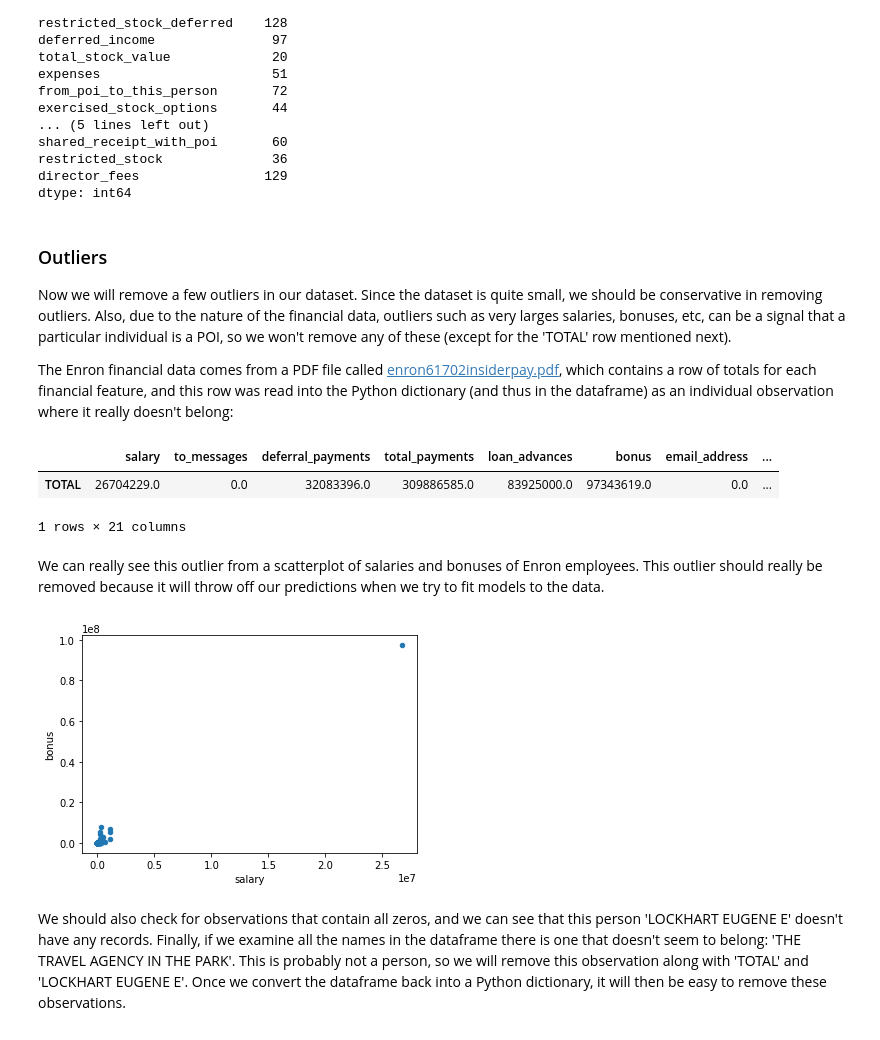
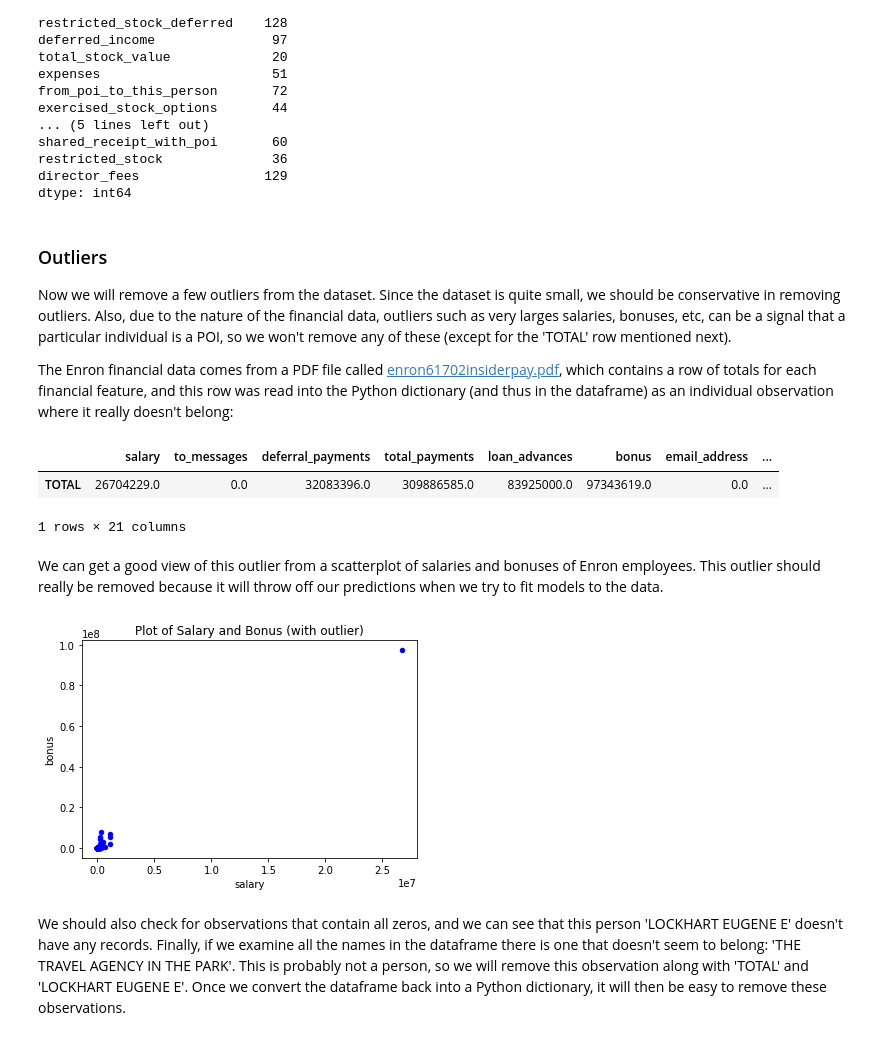
Before and after one commit to marty-vanhoof/Identifying_Fraud_from_Enron_Data, a Jupyter notebook: enron_report.ipynb, the cells around one changed output. Cells and saved outputs as stored; diff of their text form; code cells hidden in the pictures.

```diff
--- a/enron_report.ipynb
+++ b/enron_report.ipynb
@@ -87,7 +88,7 @@ dtype: int64
 # %% [markdown]
 ### Outliers
 
-Now we will remove a few outliers in our dataset.  Since the dataset is quite small, we should be conservative in removing outliers.  Also, due to the nature of the financial data, outliers such as very larges salaries, bonuses, etc, can be a signal that a particular individual is a POI, so we won't remove any of these (except for the 'TOTAL' row mentioned next).
+Now we will remove a few outliers from the dataset.  Since the dataset is quite small, we should be conservative in removing outliers.  Also, due to the nature of the financial data, outliers such as very larges salaries, bonuses, etc, can be a signal that a particular individual is a POI, so we won't remove any of these (except for the 'TOTAL' row mentioned next).
 
 The Enron financial data comes from a PDF file called [enron61702insiderpay.pdf](https://github.com/marty-vanhoof/Identifying_Fraud_from_Enron_Data/blob/master/enron61702insiderpay.pdf), which contains a row of totals for each financial feature, and this row was read into the Python dictionary (and thus in the dataframe) as an individual observation where it really doesn't belong:
 # %%
@@ -97,11 +99,12 @@ df[df.index.values == 'TOTAL']
 | TOTAL | 26704229.0 | 0.0 | 32083396.0 | 309886585.0 | 83925000.0 | 97343619.0 | 0.0 | ... |
 1 rows × 21 columns
 # %% [markdown]
-We can really see this outlier from a scatterplot of salaries and bonuses of Enron employees.  This outlier should really be removed because it will throw off our predictions when we try to fit models to the data.
+We can get a good view of this outlier from a scatterplot of salaries and bonuses of Enron employees.  This outlier should really be removed because it will throw off our predictions when we try to fit models to the data.
 # %%
-df.plot.scatter(x='salary', y='bonus');
+df.plot.scatter(x='salary', y='bonus', color='blue',
+                title='Plot of Salary and Bonus (with outlier)');
 # %% [output]
-[figure, old version]
+[figure, new version]
 # %% [markdown]
 We should also check for observations that contain all zeros, and we can see that this person 'LOCKHART EUGENE E' doesn't have any records.  Finally, if we examine all the names in the dataframe there is one that doesn't seem to belong:  'THE TRAVEL AGENCY IN THE PARK'.  This is probably not a person, so we will remove this observation along with 'TOTAL' and 'LOCKHART EUGENE E'.  Once we convert the dataframe back into a Python dictionary, it will then be easy to remove these observations.
 # %%
```
Also changed, not shown: parts of 4 cells of this notebook.
